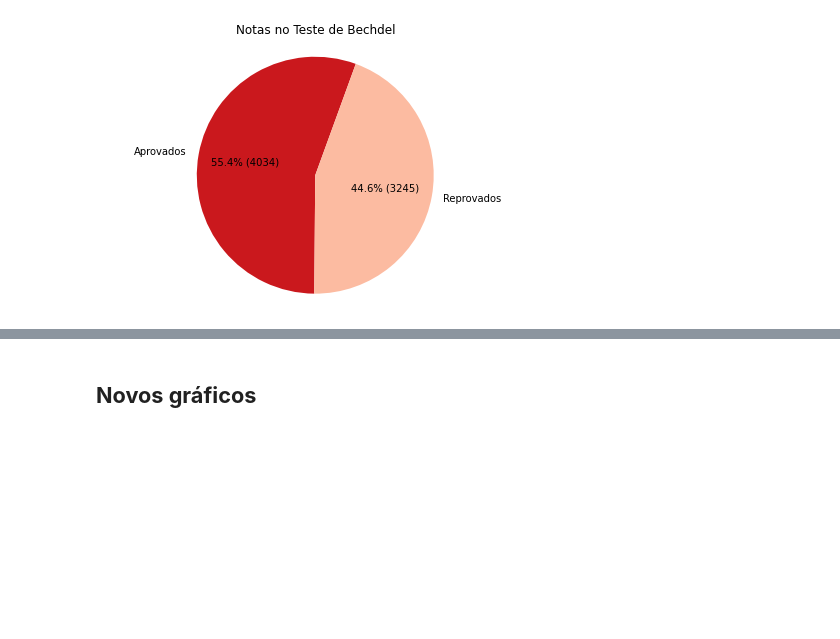
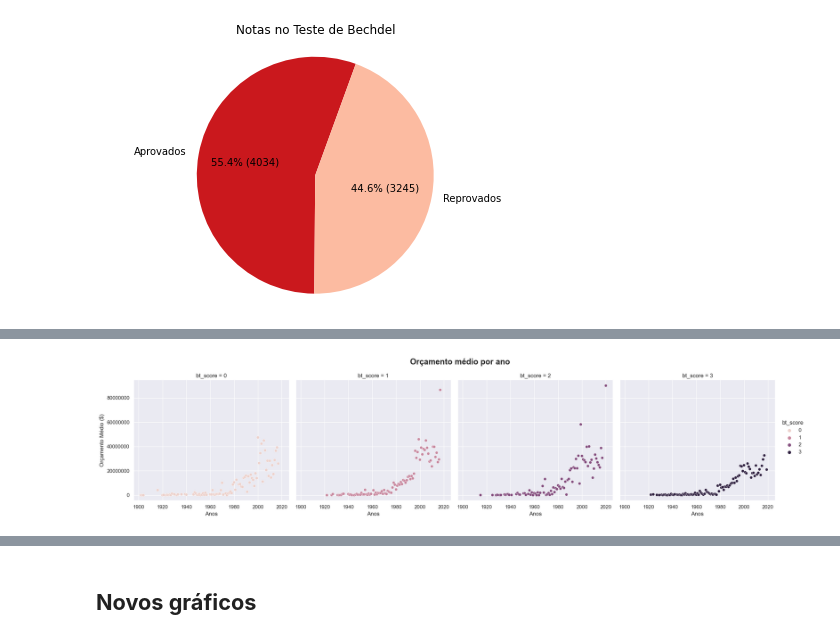
Before and after one commit to vinifm/puc_bechdel, a Jupyter notebook: main.ipynb, the cells around one changed output, grey strips where cells are left out. Saved outputs shown, nothing was run; the diff lists cells and outputs as text; code cells hidden in the pictures; blank space fills up the shorter version.

```diff
--- a/main.ipynb
+++ b/main.ipynb
@@ -132,9 +99,11 @@ plt.show()
 # %%
-# sns.set( rc = {'figure.figsize': (60, 60), 'axes.labelsize': 12})
-# g = sns.relplot(data = budget_year_mean2, x = "year",  y = "budget", col = "bt_score", hue = "bt_score")
-# g.fig.suptitle("Orçamento médio por ano", fontsize = 'x-large', fontweight = 'bold')
-# g.fig.subplots_adjust(top = 0.85)
-# g.set_axis_labels("Anos" , "Orçamento Médio ($)")
-# plt.ticklabel_format(style='plain', axis='y')
-# plt.show()
+sns.set( rc = {'figure.figsize': (60, 60), 'axes.labelsize': 12})
+g = sns.relplot(data = budget_year_mean2, x = "year",  y = "budget", col = "bt_score", hue = "bt_score")
+g.fig.suptitle("Orçamento médio por ano", fontsize = 'x-large', fontweight = 'bold')
+g.fig.subplots_adjust(top = 0.85)
+g.set_axis_labels("Anos" , "Orçamento Médio ($)")
+plt.ticklabel_format(style='plain', axis='y')
+plt.show()
+# %% [output]
+[figure, added]
 # %%
```
Also changed, not shown: parts of 23 cells of this notebook, 2 other files.
